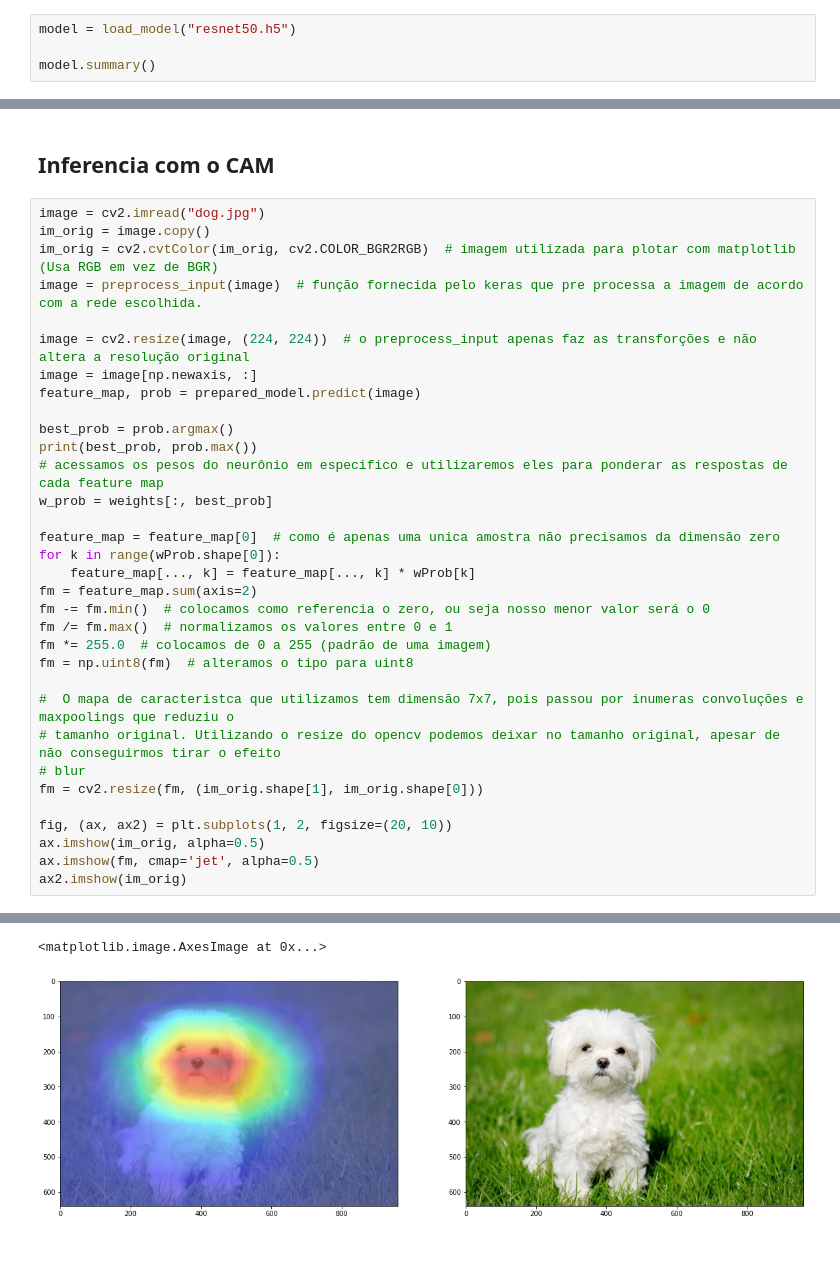
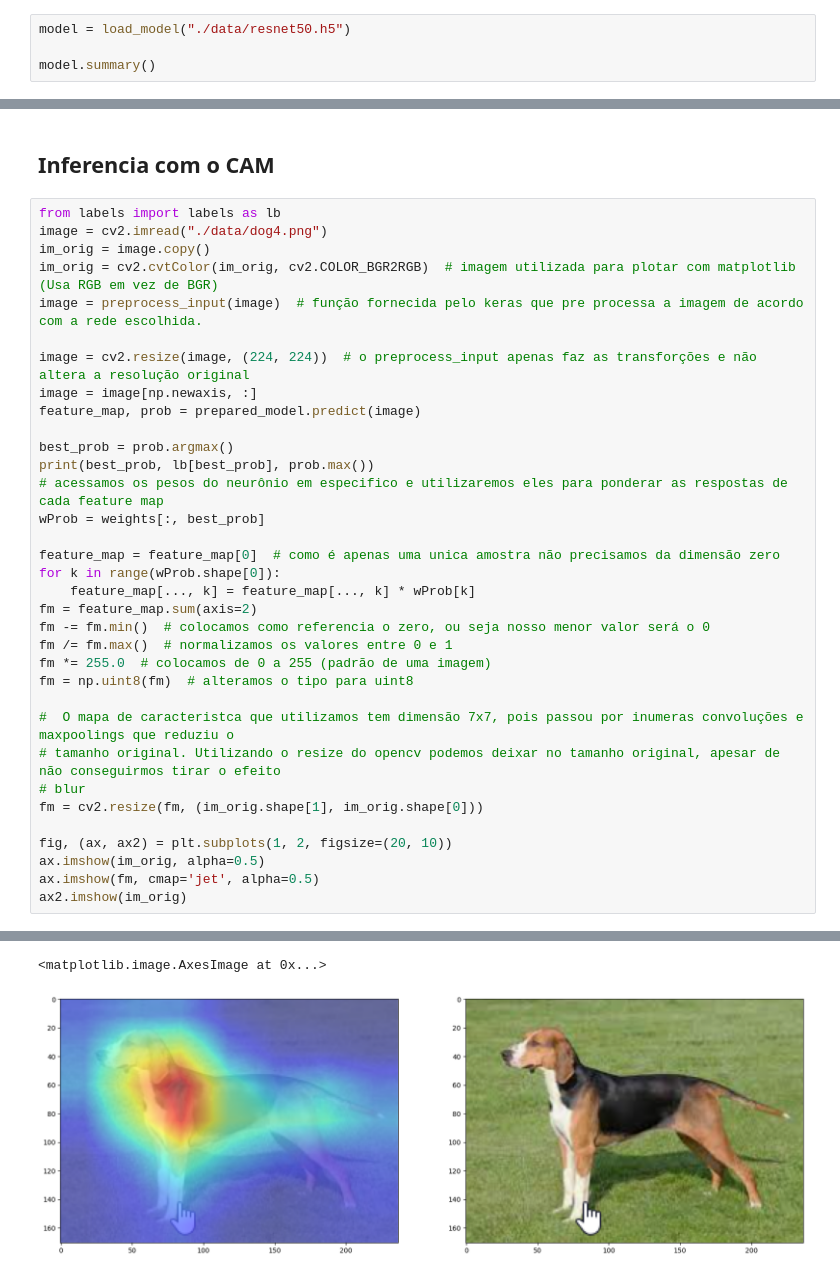
Before and after one commit to AlexandreWN/TreinamentoVisaoComputacional, a Jupyter notebook: Docs/PDF/deep_learning_pt2/05_cam.ipynb, the cells around one changed output, grey strips where cells are left out. Cells and saved outputs as stored; diff of their text form.

```diff
--- a/Docs/PDF/deep_learning_pt2/05_cam.ipynb
+++ b/Docs/PDF/deep_learning_pt2/05_cam.ipynb
@@ -14,7 +14,7 @@ import cv2
 ### Carregar o modelo
 A escolha da resnet não doi aleatória, um dos fundamentos do CAM é utilizar o GlobalAveragePooling (GAP) para "vetorizar" os mapas de caracteristicas ao em vez de utilizar a camada "Flatten". Outro fator importante é que após aplicar o GAP temos apenas uma unica camada densa como saída da rede, se utilizarmos mais camadas intermediarias não seria possivel aplicar o CAM.
 # %%
-model = load_model("resnet50.h5")
+model = load_model("./data/resnet50.h5")
 
 model.summary()
 # %% [output]
@@ -30,7 +46,8 @@ prepared_model = Model(model.input, (model.layers[-4].output, model.output))
 # %% [markdown]
 ## Inferencia com o CAM
 # %%
-image = cv2.imread("dog.jpg")
+from labels import labels as lb
+image = cv2.imread("./data/dog4.png")
 im_orig = image.copy()
 im_orig = cv2.cvtColor(im_orig, cv2.COLOR_BGR2RGB)  # imagem utilizada para plotar com matplotlib (Usa RGB em vez de BGR)
 image = preprocess_input(image)  # função fornecida pelo keras que pre processa a imagem de acordo com a rede escolhida.
@@ -40,9 +57,9 @@ image = image[np.newaxis, :]
 feature_map, prob = prepared_model.predict(image)
 
 best_prob = prob.argmax()
-print(best_prob, prob.max())
+print(best_prob, lb[best_prob], prob.max())
 # acessamos os pesos do neurônio em especifico e utilizaremos eles para ponderar as respostas de cada feature map
-w_prob = weights[:, best_prob]
+wProb = weights[:, best_prob]
 
 feature_map = feature_map[0]  # como é apenas uma unica amostra não precisamos da dimensão zero
 for k in range(wProb.shape[0]):
@@ -68,2 +85,2 @@ ax2.imshow(im_orig)
 <matplotlib.image.AxesImage at 0x...>
-[figure, old version]
+[figure, new version]
```
Also changed, not shown: parts of 2 cells of this notebook, 11 other files.
